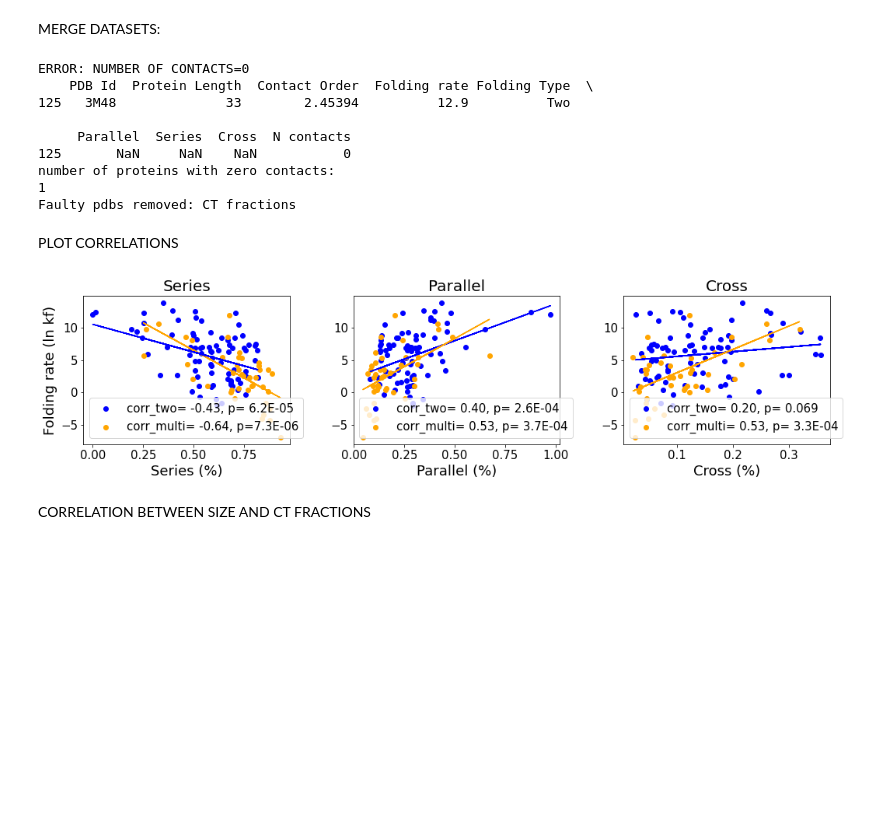
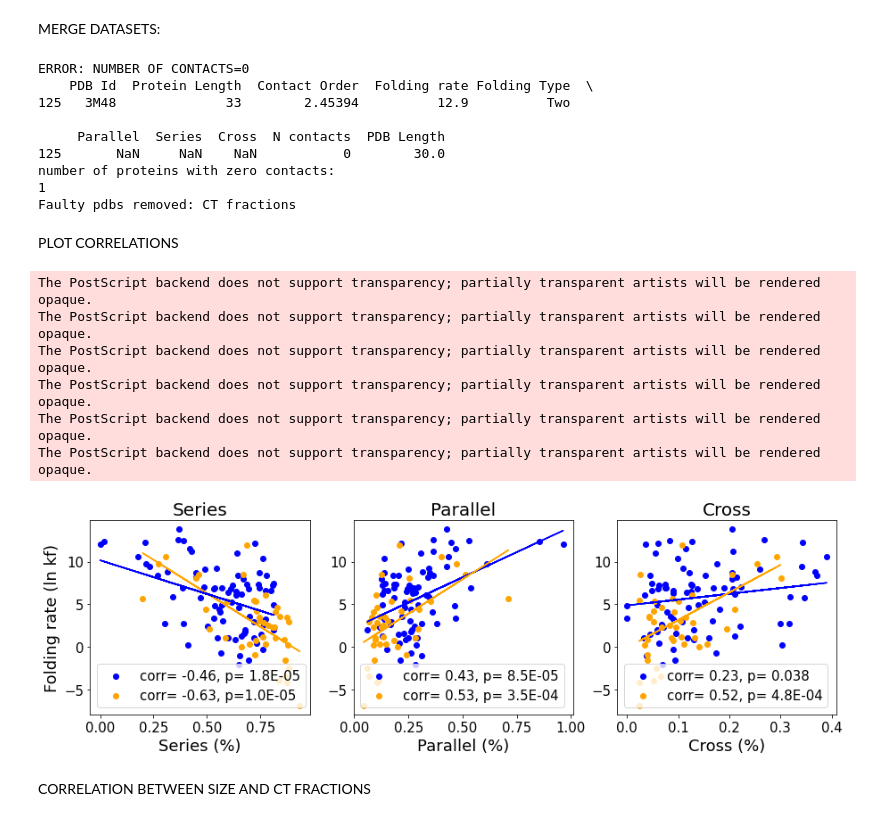
Before and after one commit to barbaroo/Topology_analysis, a Jupyter notebook: CT_FoldingRate_corr.ipynb, the cells around one changed output. Saved outputs shown, nothing was run; the diff lists cells and outputs as text; code cells hidden in the pictures; blank space fills up the shorter version.

```diff
--- a/CT_FoldingRate_corr.ipynb
+++ b/CT_FoldingRate_corr.ipynb
@@ -43,12 +43,15 @@ set_layout()
 # %% [markdown]
 LOAD CT RAW DATA
 # %%
-name_file='Out_short24_5A'
+name_file='Out_potential0_short'
 raw_data='data/CT Output data/{}'.format(name_file)
 results_path='results/{}'.format(name_file)
 data_CT = pd.read_csv('{}.csv'.format(raw_data),sep=';')
 #sep=';'
 #data_CT
+length=pd.read_csv('data/ARCPro database/Length.csv')
+p_length=length['Protein Length']
+data_CT['New Length']=p_length
 # %% [markdown]
 MERGE DATASETS:
 # %%
@@ -61,8 +64,8 @@ ERROR: NUMBER OF CONTACTS=0
     PDB Id  Protein Length  Contact Order  Folding rate Folding Type  \
 125   3M48              33        2.45394          12.9          Two
 
-     Parallel  Series  Cross  N contacts
-125       NaN     NaN    NaN           0
+     Parallel  Series  Cross  N contacts  PDB Length
+125       NaN     NaN    NaN           0        30.0
 number of proteins with zero contacts:
 1
 Faulty pdbs removed: CT fractions
@@ -71,13 +74,19 @@ PLOT CORRELATIONS
 # %%
 corr_two, corr_multi= fractions_fit(data_two, data_multi)
 
 filename_fig='{}/figures/all_data.jpg'.format(results_path)
 plt.savefig(filename_fig)
 filename_fig_eps='{}/figures/all_data.eps'.format(results_path)
-plt.tight_layout()
-#plt.savefig(filename_fig_eps, bbox_inches='tight')
+#plt.tight_layout()
+plt.savefig(filename_fig_eps, bbox_inches='tight')
 # %% [output]
+The PostScript backend does not support transparency; partially transparent artists will be rendered opaque.
+The PostScript backend does not support transparency; partially transparent artists will be rendered opaque.
+The PostScript backend does not support transparency; partially transparent artists will be rendered opaque.
+The PostScript backend does not support transparency; partially transparent artists will be rendered opaque.
+The PostScript backend does not support transparency; partially transparent artists will be rendered opaque.
+The PostScript backend does not support transparency; partially transparent artists will be rendered opaque.
-[figure, old version]
+[figure, new version]
 # %%
 #Save results
 filename='{}/all_data.xls'.format(results_path)
```
Also changed, not shown: parts of 1 cell of this notebook, 3 other files.
